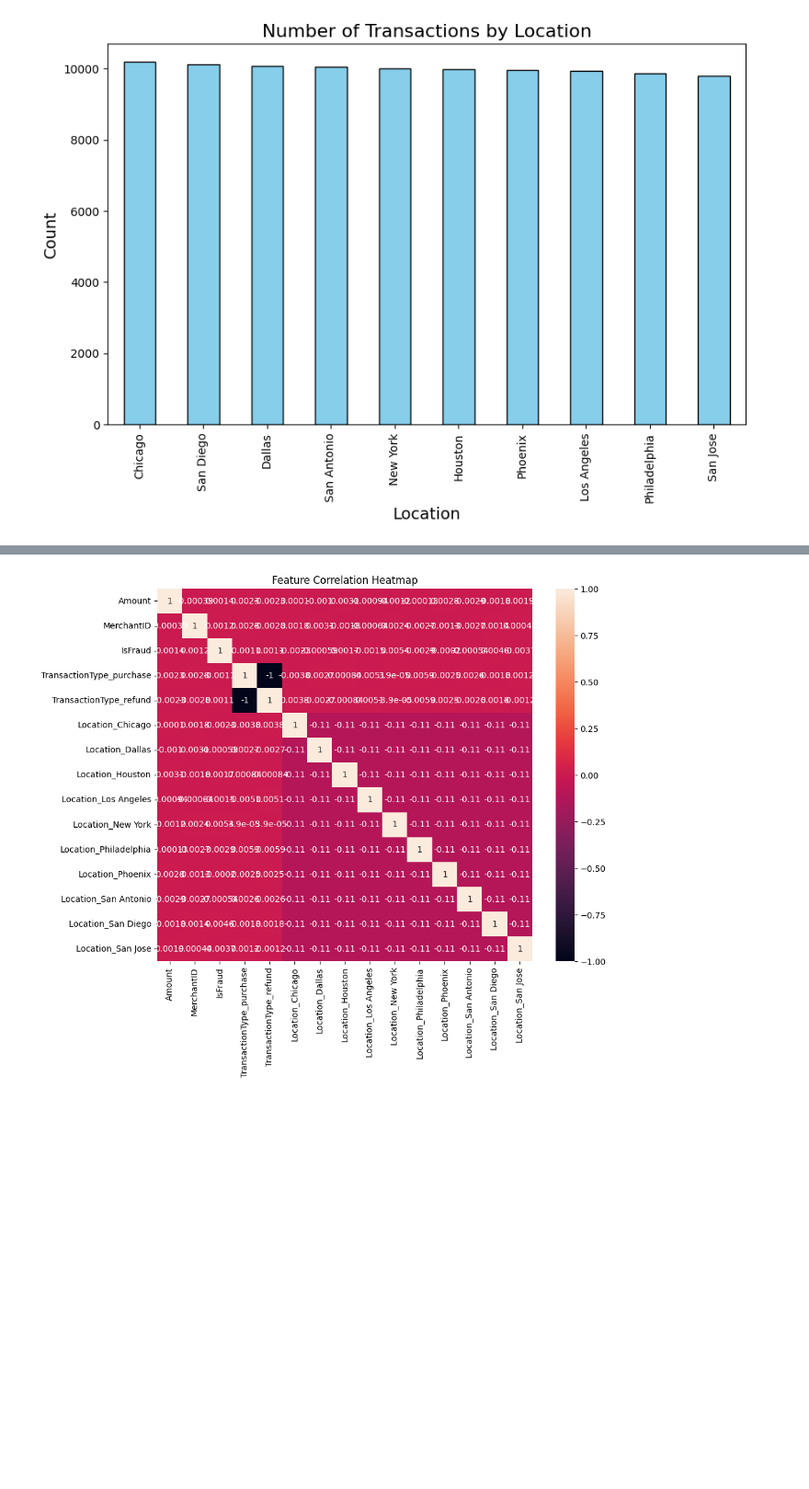
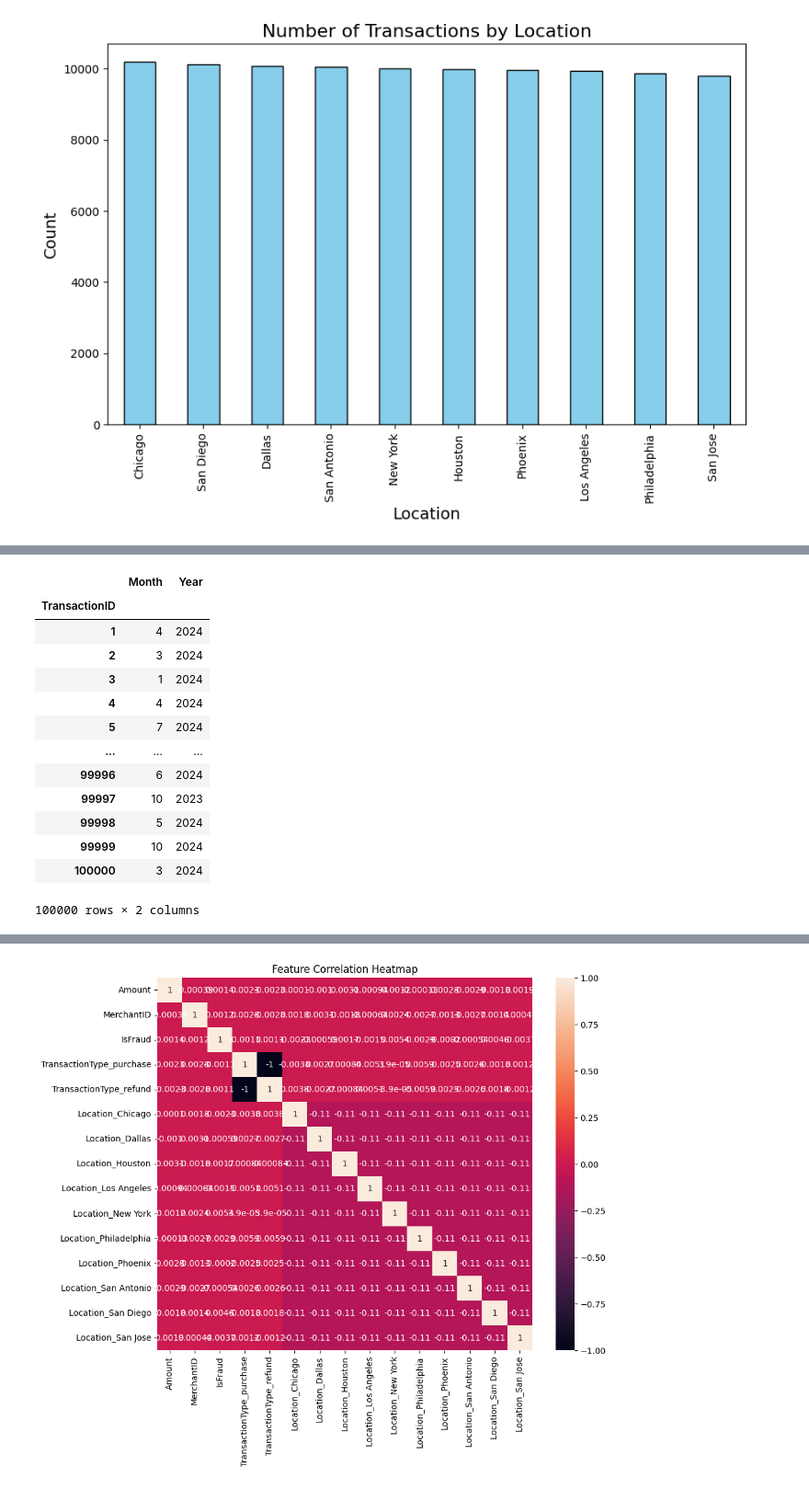
Before and after one commit to dummy1cx/Credit-Card-Fraud-Detection, a Jupyter notebook: model.ipynb, the cells around one changed output, grey strips where cells are left out. Shown at 92% size. Cells and saved outputs as stored; diff of their text form; code cells hidden in the pictures; blank space fills up the shorter version.

```diff
--- a/model.ipynb
+++ b/model.ipynb
@@ -157,0 +204,25 @@ plt.show()
+# %%
+# Define columns of Month and Year to understand amount per month
+
+df_date['TransactionDate'] = pd.to_datetime(df_date['TransactionDate'], errors='coerce')
+
+df_date['Year'] = df_date['TransactionDate'].dt.year
+df_date['Month'] = df_date['TransactionDate'].dt.month
+
+
+df_date[['Month','Year']]
+# %% [output]
+|  | Month | Year |
+| TransactionID |  |  |
+| 1 | 4 | 2024 |
+| 2 | 3 | 2024 |
+| 3 | 1 | 2024 |
+| 4 | 4 | 2024 |
+| 5 | 7 | 2024 |
+| ... | ... | ... |
+| 99996 | 6 | 2024 |
+| 99997 | 10 | 2023 |
+| 99998 | 5 | 2024 |
+| 99999 | 10 | 2024 |
+| 100000 | 3 | 2024 |
+100000 rows × 2 columns
```
Also changed, not shown: parts of 10 cells of this notebook.
